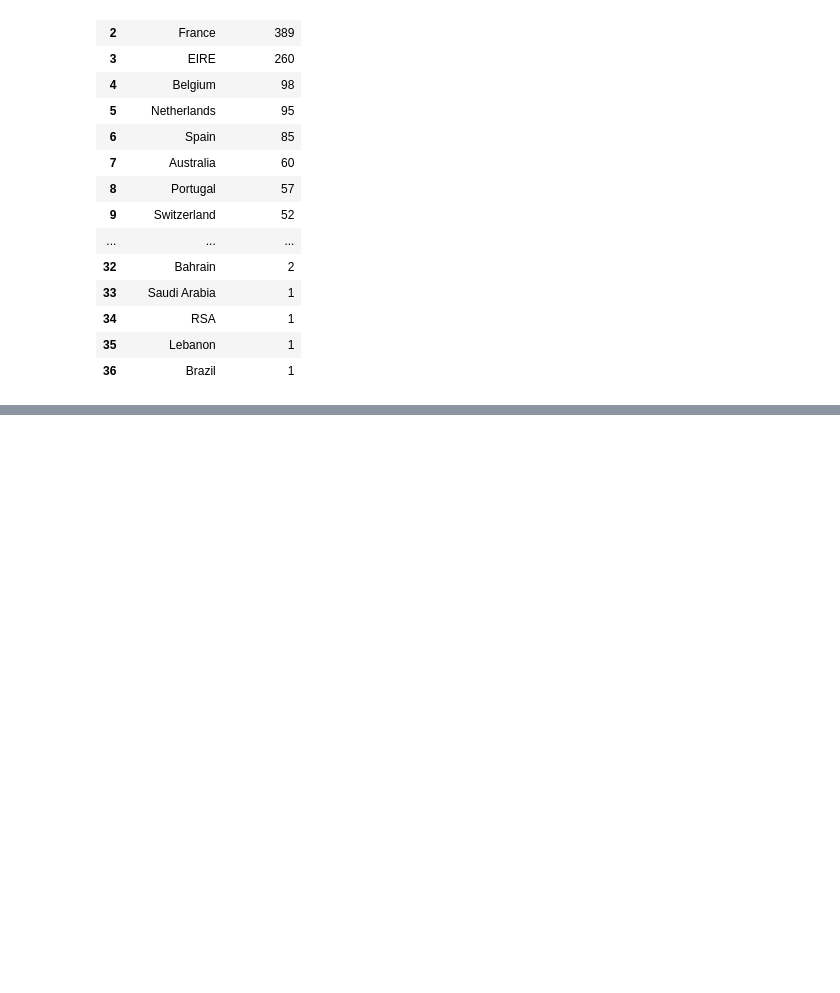
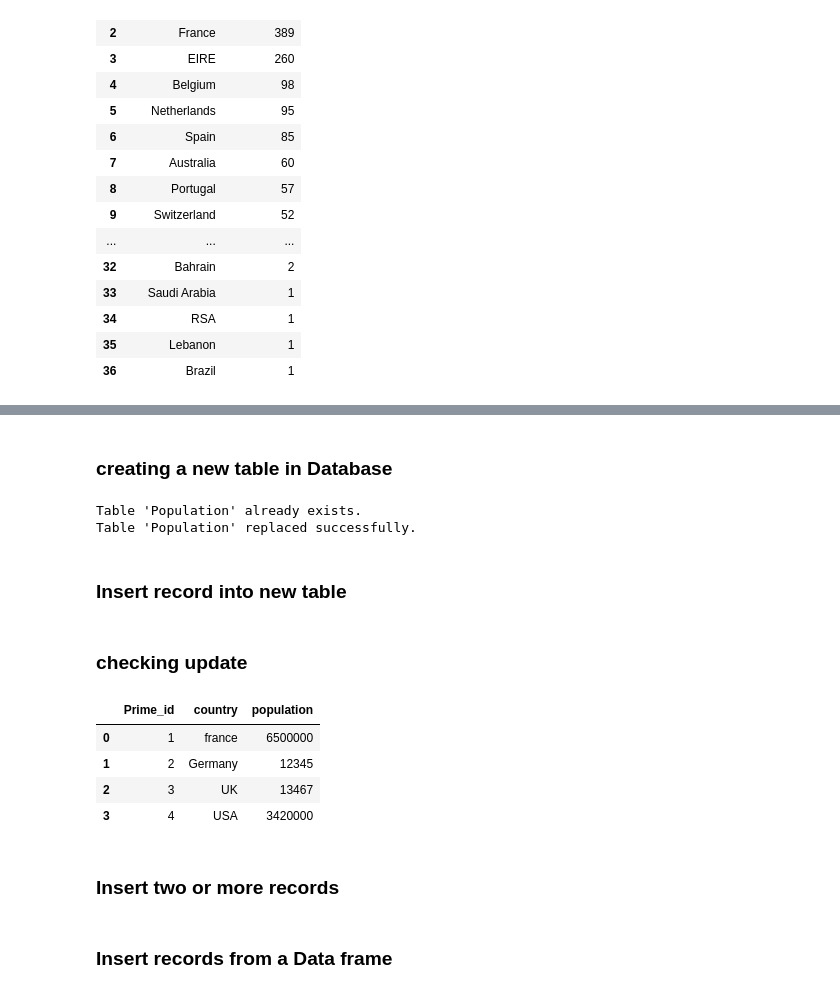
Before and after one commit to Dandata0101/MBS-projects, a Jupyter notebook: workspace_class.ipynb, the cells around one changed output, grey strips where cells are left out. Drawn from its saved outputs; the diff is of its cells as text; code cells hidden in the pictures; blank space fills up the shorter version.

```diff
--- a/workspace_class.ipynb
+++ b/workspace_class.ipynb
@@ -1664,0 +1698,46 @@ dfecomQ5
+# %% [markdown]
+### creating a new table in Database
+# %%
+import os
+import sqlite3
+
+# Paths and directory
+current_directory = os.getcwd()
+file = os.path.join(current_directory, "01-data/uber", "Uber_supply_demand.db")
+conn = sqlite3.connect(file)
+
+# Define the new table creation SQL
+new_table = """
+CREATE TABLE IF NOT EXISTS Population (
+    Prime_id INTEGER PRIMARY KEY,
+    country VARCHAR(128) NOT NULL,
+    population INTEGER
+)
+"""
+
+# Check if the table already exists
+c = conn.cursor()
+c.execute("SELECT name FROM sqlite_master WHERE type='table' AND name='Population';")
+existing_table = c.fetchone()
+
+if existing_table:
+    print("Table 'Population' already exists.")
+    choice = input("Do you want to delete and replace the table? (yes/no): ").lower()
+    if choice == 'yes':
+        c.execute("DROP TABLE Population")
+        c.execute(new_table)
+        print("Table 'Population' replaced successfully.")
+    else:
+        print("No changes made. Table 'Population' remains unchanged.")
+else:
+    # Create the new table if it doesn't exist
+    c.execute(new_table)
+    print("Table 'Population' created successfully.")
+
+conn.commit()
+conn.close()
+# %% [output]
+Table 'Population' already exists.
+Table 'Population' replaced successfully.
+# %% [markdown]
+### Insert record into new table
@@ -1664,0 +1764,27 @@ dfecomQ5
+# %% [markdown]
+### checking update
+# %%
+import os
+import sqlite3
+
+# Paths and directory
+current_directory = os.getcwd()
+file = os.path.join(current_directory, "01-data/uber", "Uber_supply_demand.db")
+conn = sqlite3.connect(file)
+
+poptable= """
+select * from population
+"""
+
+dfpoptable= pd.read_sql_query(poptable, conn)
+conn.close()
+
+dfpoptable
+# %% [output]
+|  | Prime_id | country | population |
+| 0 | 1 | france | 6500000 |
+| 1 | 2 | Germany | 12345 |
+| 2 | 3 | UK | 13467 |
+| 3 | 4 | USA | 3420000 |
+# %% [markdown]
+### Insert two or more records
@@ -1664,0 +1816,2 @@ dfecomQ5
+# %% [markdown]
+### Insert records from a Data frame
```
Also changed, not shown: parts of 17 cells of this notebook, 2 other files.
